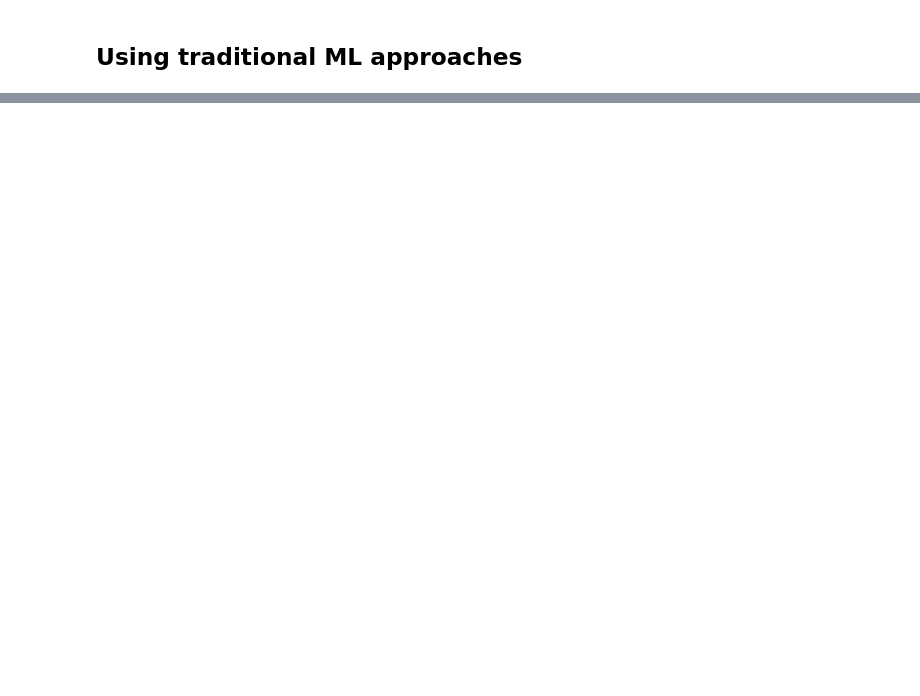
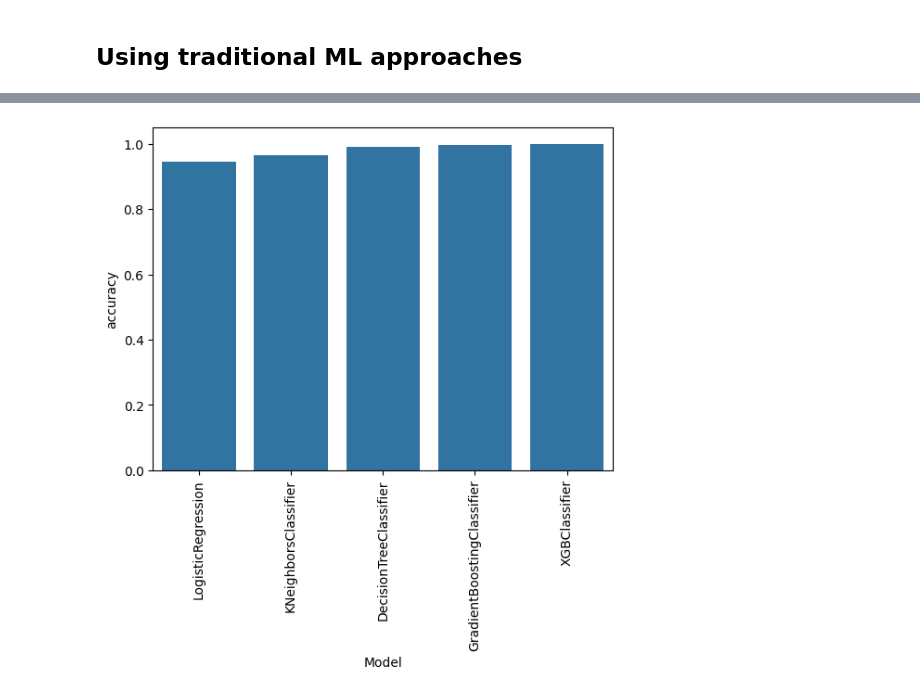
Before and after one commit to lidia-k/PatternX-Duplicate-Finder, a Jupyter notebook: notebook/EntityMatching_demo.ipynb, the cells around one changed output, grey strips where cells are left out. Saved outputs shown, nothing was run; the diff lists cells and outputs as text; code cells hidden in the pictures; blank space fills up the shorter version.

```diff
--- a/notebook/EntityMatching_demo.ipynb
+++ b/notebook/EntityMatching_demo.ipynb
@@ -531,0 +674,37 @@ result['cv_stats']
+# %%
+def build_tabular_dataloader(df,  dep_var = 'n_trips'):
+    cont,cat = cont_cat_split(df, 20, dep_var=dep_var)
+
+    np.random.seed(0)
+    valid_idx = np.random.choice(df.shape[0], len(df)//10*3, replace=False)
+    train_idx = range(valid_idx[-1], df.shape[0])
+
+
+    splits = (list(train_idx),list(valid_idx))
+    procs = [Categorify, FillMissing]
+    to = TabularPandas(df, procs, cat, cont, y_names=dep_var, splits=splits)
+
+    return to, cont, cat
+
+def rf_feat_importance(m, features):
+    return pd.DataFrame({'cols':features, 'imp':m.feature_importances_}).sort_values('imp', ascending=False)
+# %%
+selected_features =[ f for f in  df.columns.tolist() if f!="id"]
+regression_dataloader, cont, cat = build_tabular_dataloader(df[selected_features], dep_var='label')
+xs,y = regression_dataloader.train.xs, regression_dataloader.train.y
+valid_xs,valid_y = regression_dataloader.valid.xs, regression_dataloader.valid.y
+# %%
+models = {
+    'LogisticRegression': LogisticRegression(),
+    'DecisionTreeClassifier': DecisionTreeClassifier(),
+    'KNeighborsClassifier': KNeighborsClassifier(),
+    'GradientBoostingClassifier': GradientBoostingClassifier(),
+    'XGBClassifier': XGBClassifier()
+}
+# %%
+validation_results = {}
+for model_name, model in models.items():
+    model.fit(xs, y)
+    y_pred = model.predict(valid_xs)
+    score =accuracy_score(valid_y,y_pred)
+    validation_results[model_name] = score
@@ -531,0 +719,9 @@ result['cv_stats']
+# %%
+validation_results = {k:v for k,v in sorted(validation_results.items(), key = lambda item: item[1])}
+
+ax = sns.barplot(x = list(validation_results.keys()), y = list(validation_results.values()))
+ax.set(xlabel='Model', ylabel='accuracy')
+for item in ax.get_xticklabels():
+    item.set_rotation(90)
+# %% [output]
+[figure, added]
```
Also changed, not shown: parts of 43 cells of this notebook, 1 other file.
